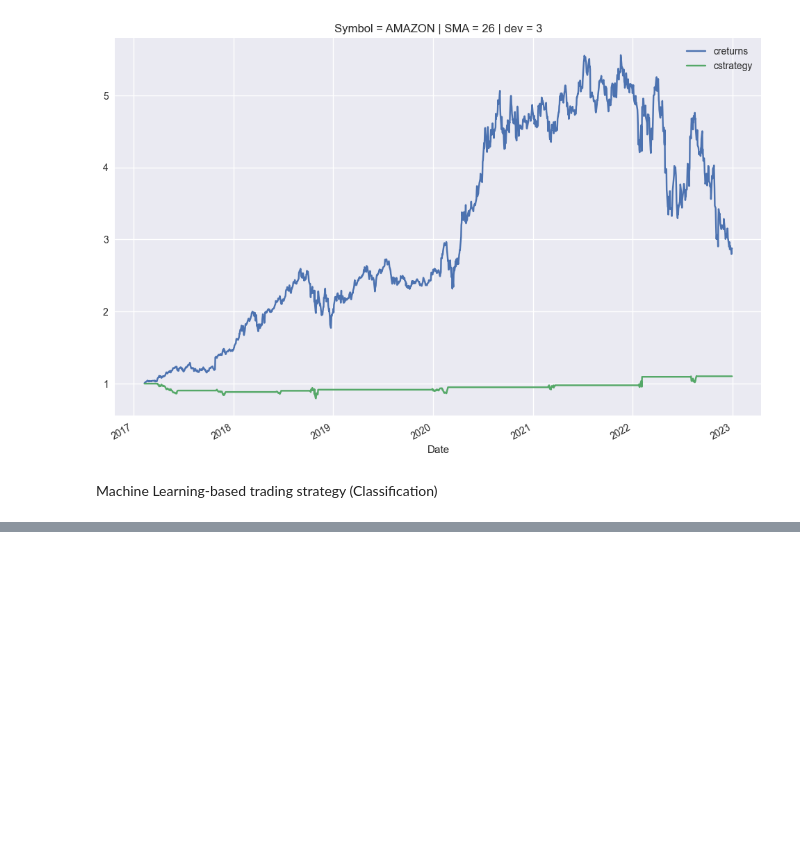
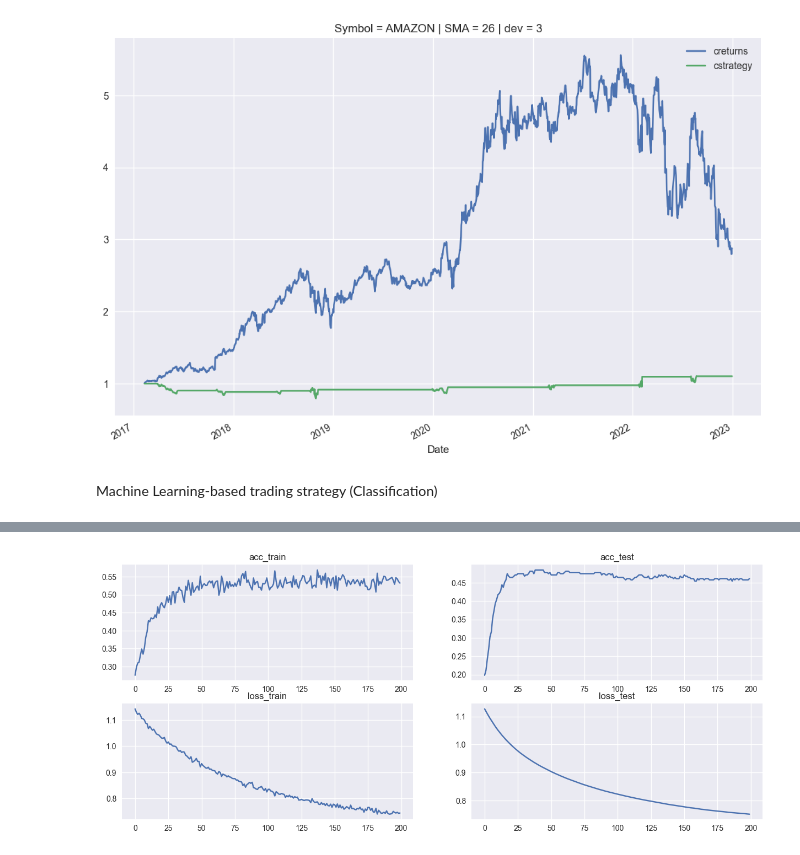
Before and after one commit to Erfanfut/Backtesters, a Jupyter notebook: backtester.ipynb, the cells around one changed output, grey strips where cells are left out. Saved outputs shown, nothing was run; the diff lists cells and outputs as text; code cells hidden in the pictures; blank space fills up the shorter version.

Commit message:
DNN backtester added.

```diff
--- a/backtester.ipynb
+++ b/backtester.ipynb
@@ -148,0 +120,7 @@ ml_backtest.plot_results()
+# %%
+dnn_backtest = dnn.DNNBacktester()
+result = dnn_backtest.DNN_train_test_strategy(split_ratio=0.8,lags=5)
+print('absolute performance of the strategy(train data) = {} -- out-/underperformance of strategy(train data) = {}'.format(result[0],result[1]))
+print("-"*120)
+print('absolute performance of the strategy(test data) = {} -- out-/underperformance of strategy(test data) = {}'.format(result[2],result[3]))
+print("-"*120)
@@ -148,0 +145,4 @@ ml_backtest.plot_results()
+# %%
+dnn_backtest.plot_loss_accuracy()
+# %% [output]
+[figure, added]
```
Also changed, not shown: parts of 6 cells of this notebook, 2 other files.
